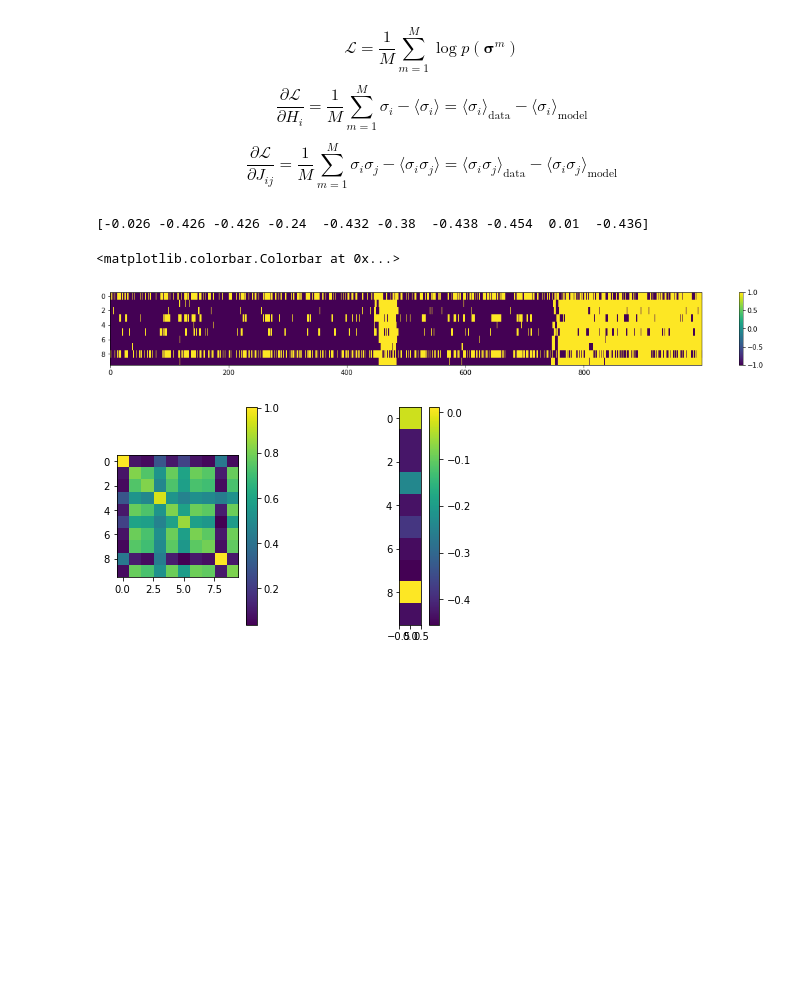
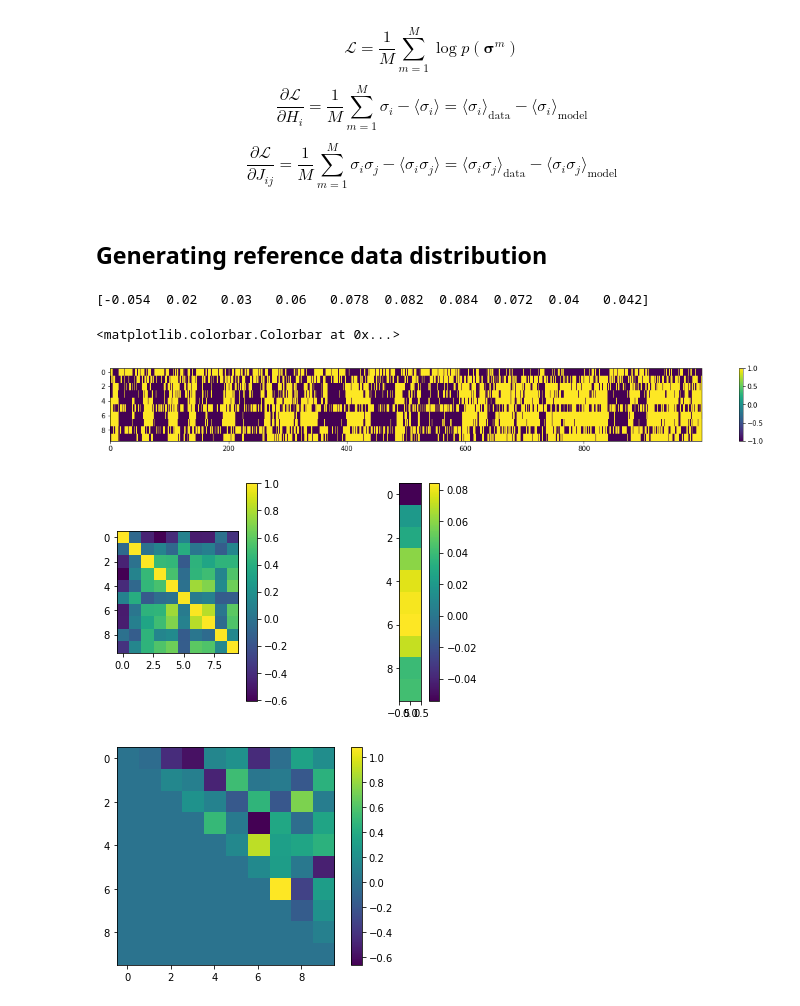
Before and after one commit to MiguelAguilera/Neuro-MaxEnt-inference-tutorial, a Jupyter notebook: Spike_train_learning.ipynb, the cells around one changed output. Saved outputs shown, nothing was run; the diff lists cells and outputs as text; code cells hidden in the pictures; blank space fills up the shorter version.

```diff
--- a/Spike_train_learning.ipynb
+++ b/Spike_train_learning.ipynb
@@ -42,38 +42,48 @@ with open('Ising.py', 'w') as f:
 
 # now we can import
 from Ising import Ising
+# %% [markdown]
+## Generating reference data distribution
 # %%
 N=10
 T=1000
 
-I = Ising(10)
-I.H = -1+ 0.05*np.random.randn(N)
-I.J = 1/N + np.random.randn(N,N)/np.sqrt(N)
+iu1=np.triu_indices(N,1)
 
-Data = np.zeros((N,T))
+I_data = Ising(10)
+I_data.H = -1+ 0.05*np.random.randn(N)
+I_data.J[iu1] = 1/N + np.random.randn(N*(N-1)//2)/np.sqrt(N)
 
-I.randomize_state()
+Data_sample = np.zeros((N,T))
+
+I_data.randomize_state()
 for t in range(T):
-  I.SequentialGlauberStep()
-  Data[:,t] = I.s
+  I_data.SequentialGlauberStep()
+  Data_sample[:,t] = I_data.s
 
 plt.figure(figsize=(20,2))
-plt.imshow(Data, aspect='auto', interpolation='none')
+plt.imshow(Data_sample, aspect='auto', interpolation='none')
 plt.colorbar()
 
-m_data = np.mean(Data,axis=1)
-Cov_data = np.cov(Data)
+m_data = np.mean(Data_sample,axis=1)
+Cov_data = np.cov(Data_sample)
 print(m_data)
 plt.figure()
 plt.subplot(122)
 plt.imshow(m_data[:,np.newaxis])
 plt.colorbar()
 
 plt.subplot(121)
 plt.imshow(Cov_data)
 plt.colorbar()
+
+
+plt.figure()
+plt.imshow(I_data.J)
+plt.colorbar()
 # %% [output]
-[-0.026 -0.426 -0.426 -0.24  -0.432 -0.38  -0.438 -0.454  0.01  -0.436]
+[-0.054  0.02   0.03   0.06   0.078  0.082  0.084  0.072  0.04   0.042]
 <matplotlib.colorbar.Colorbar at 0x...>
-[figure, old version]
+[figure, new version]
-[figure, old version]
+[figure, new version]
+[figure, added]
```
Also changed, not shown: parts of 2 cells of this notebook.
